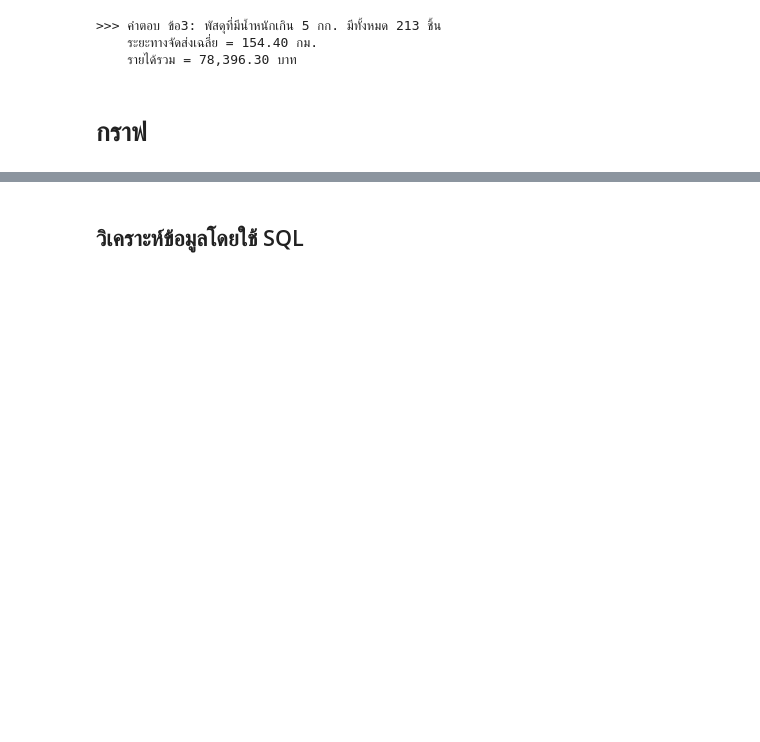
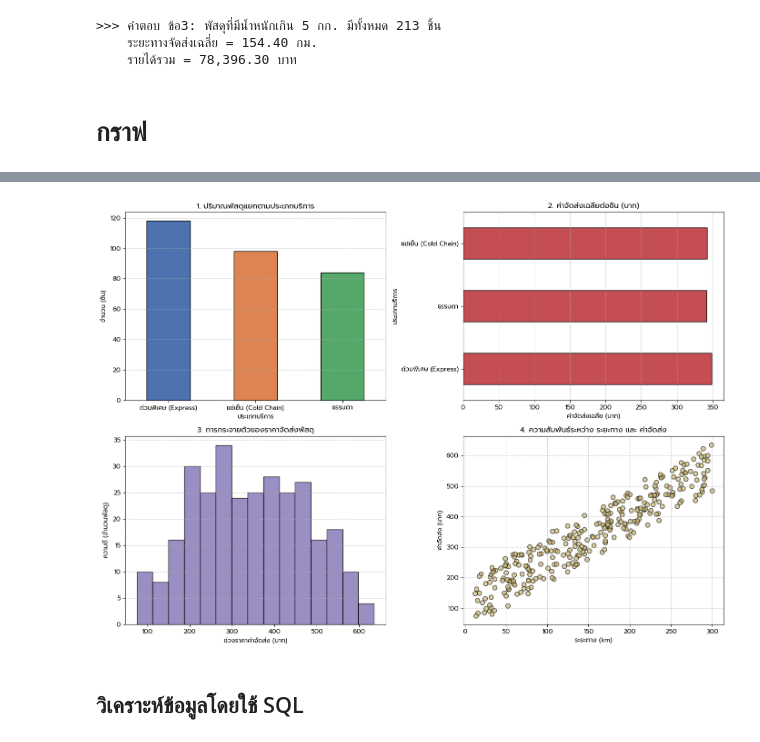
Before and after one commit to teemaphorn/delivery-project, a Jupyter notebook: Project_Parcel_Analysis.ipynb, the cells around one changed output, grey strips where cells are left out. Drawn from its saved outputs; the diff is of its cells as text; code cells hidden in the pictures; blank space fills up the shorter version.

```diff
--- a/Project_Parcel_Analysis.ipynb
+++ b/Project_Parcel_Analysis.ipynb
@@ -435,3 +356,96 @@ plt.show()
+# %%
+
+
+import os
+import urllib.request
+import matplotlib.font_manager as fm
+import matplotlib.pyplot as plt
+
+# ---------------------------------------------------------
+# 1. ติดตั้งฟอนต์ภาษาไทย (Prompt) แบบอัตโนมัติ
+# ---------------------------------------------------------
+font_url = "https://github.com/google/fonts/raw/main/ofl/prompt/Prompt-Regular.ttf"
+font_path = "Prompt-Regular.ttf"
+
+if not os.path.exists(font_path):
+    urllib.request.urlretrieve(font_url, font_path)
+
+fm.fontManager.addfont(font_path)
+plt.rcParams["font.family"] = "Prompt"
+plt.rcParams["axes.unicode_minus"] = False
+
+# ---------------------------------------------------------
+# 2. เริ่มสร้างกราฟ Pandas (4 กราฟ)
+# *หมายเหตุ: หาก DataFrame ของนายไม่ได้ชื่อ df ให้เปลี่ยนคำว่า df ด้านล่างเป็นชื่อตัวแปรของนาย*
+# ---------------------------------------------------------
+fig, axes = plt.subplots(nrows=2, ncols=2, figsize=(14, 10))
+
+# กราฟที่ 1: ปริมาณพัสดุ (Bar Chart)
+df["service_type"].value_counts().plot(
+    kind="bar",
+    ax=axes[0, 0],
+    color=["#4C72B0", "#DD8452", "#55A868"],
+    edgecolor="black",
+    rot=0,
+)
+axes[0, 0].set_title(
+    "1. ปริมาณพัสดุแยกตามประเภทบริการ", fontsize=12, fontweight="bold"
+)
+axes[0, 0].set_xlabel("ประเภทบริการ")
+axes[0, 0].set_ylabel("จำนวน (ชิ้น)")
+axes[0, 0].grid(axis="y", linestyle="--", alpha=0.7)
+
+# กราฟที่ 2: ค่าจัดส่งเฉลี่ย (Horizontal Bar Chart)
+df.groupby("service_type")["shipping_fee"].mean().plot(
+    kind="barh", ax=axes[0, 1], color="#C44E52", edgecolor="black"
+)
+axes[0, 1].set_title(
+    "2. ค่าจัดส่งเฉลี่ยต่อชิ้น (บาท)", fontsize=12, fontweight="bold"
+)
+axes[0, 1].set_xlabel("ค่าจัดส่งเฉลี่ย (บาท)")
+axes[0, 1].set_ylabel("ประเภทบริการ")
+axes[0, 1].grid(axis="x", linestyle="--", alpha=0.7)
+
+# กราฟที่ 3: การกระจายตัวราคา (Histogram)
+df["shipping_fee"].plot(
+    kind="hist",
+    bins=15,
+    ax=axes[1, 0],
+    color="#8172B3",
+    edgecolor="black",
+    alpha=0.8,
+)
+axes[1, 0].set_title(
+    "3. การกระจายตัวของราคาจัดส่งพัสดุ", fontsize=12, fontweight="bold"
+)
+axes[1, 0].set_xlabel("ช่วงราคาค่าจัดส่ง (บาท)")
+axes[1, 0].set_ylabel("ความถี่ (จำนวนพัสดุ)")
+axes[1, 0].grid(axis="y", linestyle="--", alpha=0.7)
+
+# กราฟที่ 4: ความสัมพันธ์ระยะทางกับราคา (Scatter Plot)
+df.plot(
+    kind="scatter",
+    x="distance_km",
+    y="shipping_fee",
+    ax=axes[1, 1],
+    c="#CCB974",
+    edgecolor="black",
+    s=50,
+    alpha=0.7,
+)
+axes[1, 1].set_title(
+    "4. ความสัมพันธ์ระหว่าง ระยะทาง และ ค่าจัดส่ง",
+    fontsize=12,
+    fontweight="bold",
+)
+axes[1, 1].set_xlabel("ระยะทาง (km)")
+axes[1, 1].set_ylabel("ค่าจัดส่ง (บาท)")
+axes[1, 1].grid(True, linestyle="--", alpha=0.7)
+
+plt.tight_layout()
+plt.show()
+# %% [output]
+[figure, added]
 # %% [markdown]
 ## วิเคราะห์ข้อมูลโดยใช้ SQL
 # %%
```
Also changed, not shown: parts of 1 cell of this notebook.
